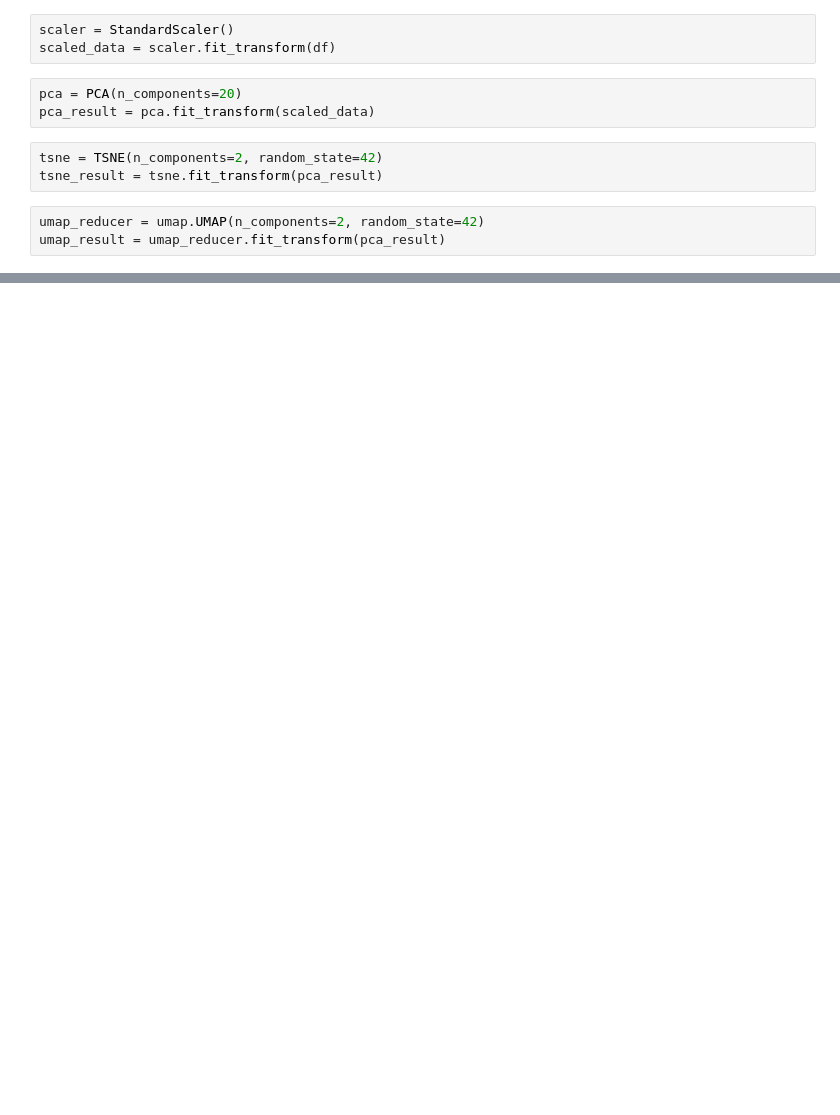
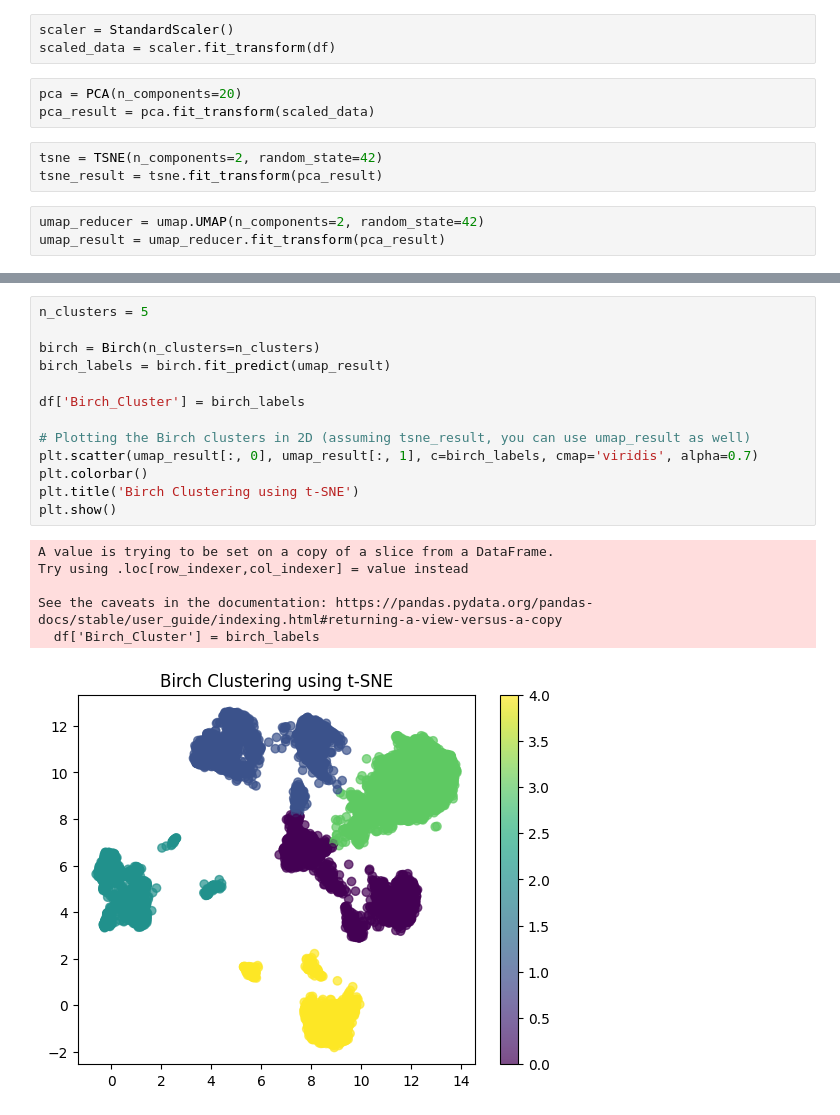
Before and after one commit to MemphiS047/icu-flow-prediction, a Jupyter notebook: script/preprocessing.ipynb, the cells around one changed output, grey strips where cells are left out. Saved outputs shown, nothing was run; the diff lists cells and outputs as text; blank space fills up the shorter version.

Commit message:
Included K-Means, BIRCH as well

```diff
--- a/script/preprocessing.ipynb
+++ b/script/preprocessing.ipynb
@@ -230,0 +478,20 @@ plt.show()
+# %%
+n_clusters = 5
+
+birch = Birch(n_clusters=n_clusters)
+birch_labels = birch.fit_predict(umap_result)
+
+df['Birch_Cluster'] = birch_labels
+
+# Plotting the Birch clusters in 2D (assuming tsne_result, you can use umap_result as well)
+plt.scatter(umap_result[:, 0], umap_result[:, 1], c=birch_labels, cmap='viridis', alpha=0.7)
+plt.colorbar()
+plt.title('Birch Clustering using t-SNE')
+plt.show()
+# %% [output]
+A value is trying to be set on a copy of a slice from a DataFrame.
+Try using .loc[row_indexer,col_indexer] = value instead
+
+See the caveats in the documentation: https://pandas.pydata.org/pandas-docs/stable/user_guide/indexing.html#returning-a-view-versus-a-copy
+  df['Birch_Cluster'] = birch_labels
+[figure, added]
```
Also changed, not shown: parts of 27 cells of this notebook.
